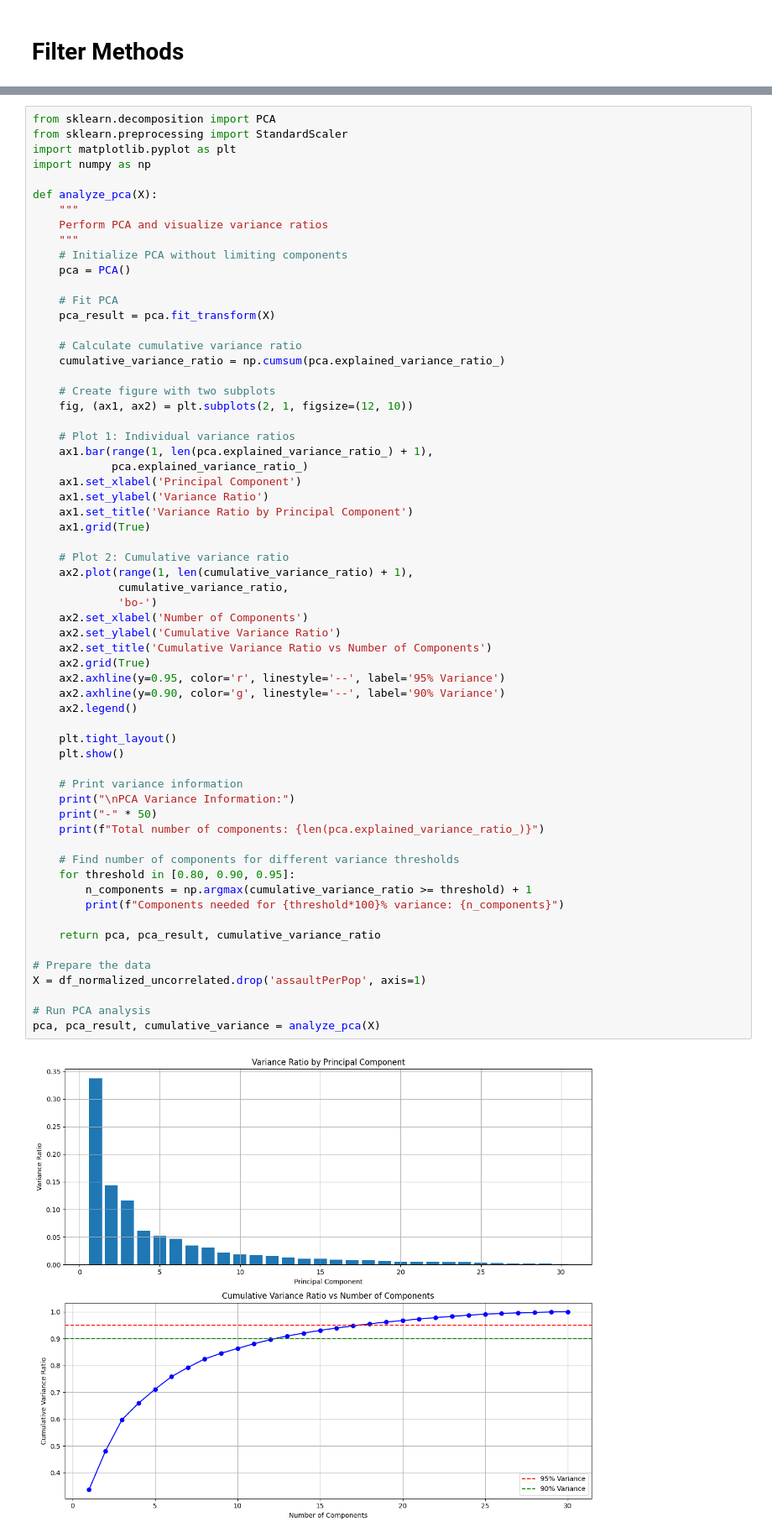
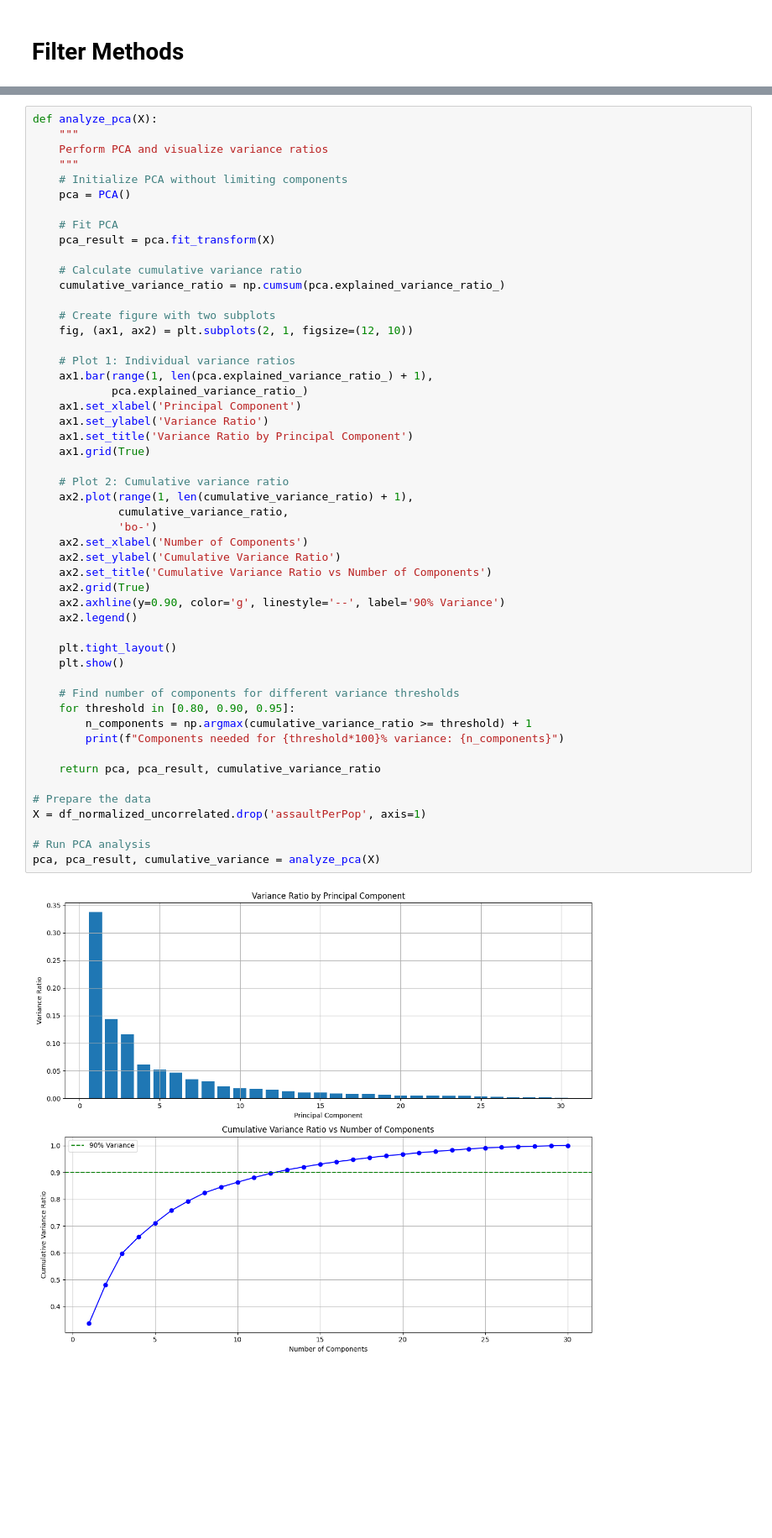
Before and after one commit to lensil/CCE3503-Assignment1, a Jupyter notebook: Assignment 1.ipynb, the cells around one changed output, grey strips where cells are left out. Shown at 84% size. Drawn from its saved outputs; the diff is of its cells as text; blank space fills up the shorter version.

```diff
--- a/Assignment 1.ipynb
+++ b/Assignment 1.ipynb
@@ -485,9 +456,4 @@ Final MSE with SBS selected features: 0.0049166739
 # %%
-from sklearn.decomposition import PCA
-from sklearn.preprocessing import StandardScaler
-import matplotlib.pyplot as plt
-import numpy as np
-
 def analyze_pca(X):
     """
     Perform PCA and visualize variance ratios
@@ -512,37 +478,31 @@ def analyze_pca(X):
     ax1.set_title('Variance Ratio by Principal Component')
     ax1.grid(True)
 
     # Plot 2: Cumulative variance ratio
     ax2.plot(range(1, len(cumulative_variance_ratio) + 1),
              cumulative_variance_ratio,
              'bo-')
     ax2.set_xlabel('Number of Components')
     ax2.set_ylabel('Cumulative Variance Ratio')
     ax2.set_title('Cumulative Variance Ratio vs Number of Components')
     ax2.grid(True)
-    ax2.axhline(y=0.95, color='r', linestyle='--', label='95% Variance')
     ax2.axhline(y=0.90, color='g', linestyle='--', label='90% Variance')
     ax2.legend()
 
     plt.tight_layout()
     plt.show()
-
-    # Print variance information
-    print("\nPCA Variance Information:")
-    print("-" * 50)
-    print(f"Total number of components: {len(pca.explained_variance_ratio_)}")
 
     # Find number of components for different variance thresholds
     for threshold in [0.80, 0.90, 0.95]:
         n_components = np.argmax(cumulative_variance_ratio >= threshold) + 1
         print(f"Components needed for {threshold*100}% variance: {n_components}")
 
     return pca, pca_result, cumulative_variance_ratio
 
 # Prepare the data
 X = df_normalized_uncorrelated.drop('assaultPerPop', axis=1)
 
 # Run PCA analysis
 pca, pca_result, cumulative_variance = analyze_pca(X)
 # %% [output]
-[figure, old version]
+[figure, new version]
```
Also changed, not shown: parts of 49 cells of this notebook.
